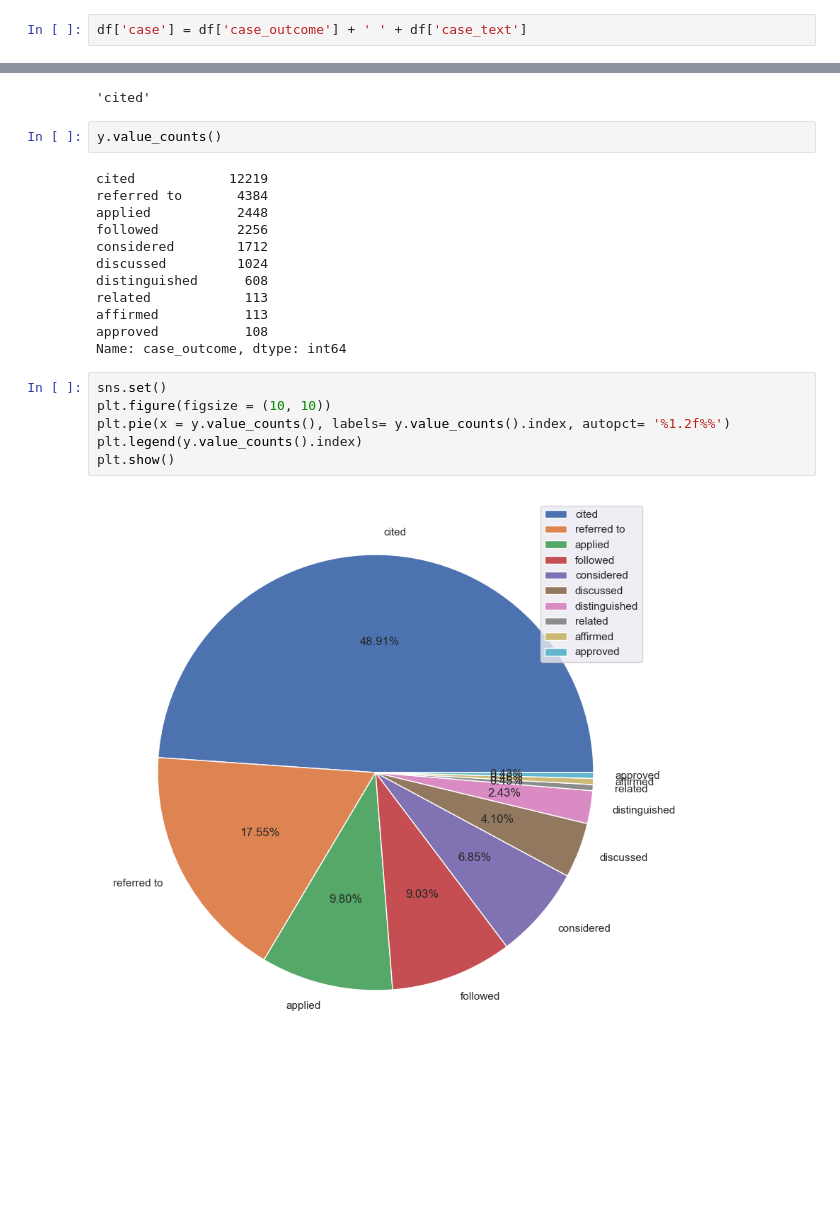
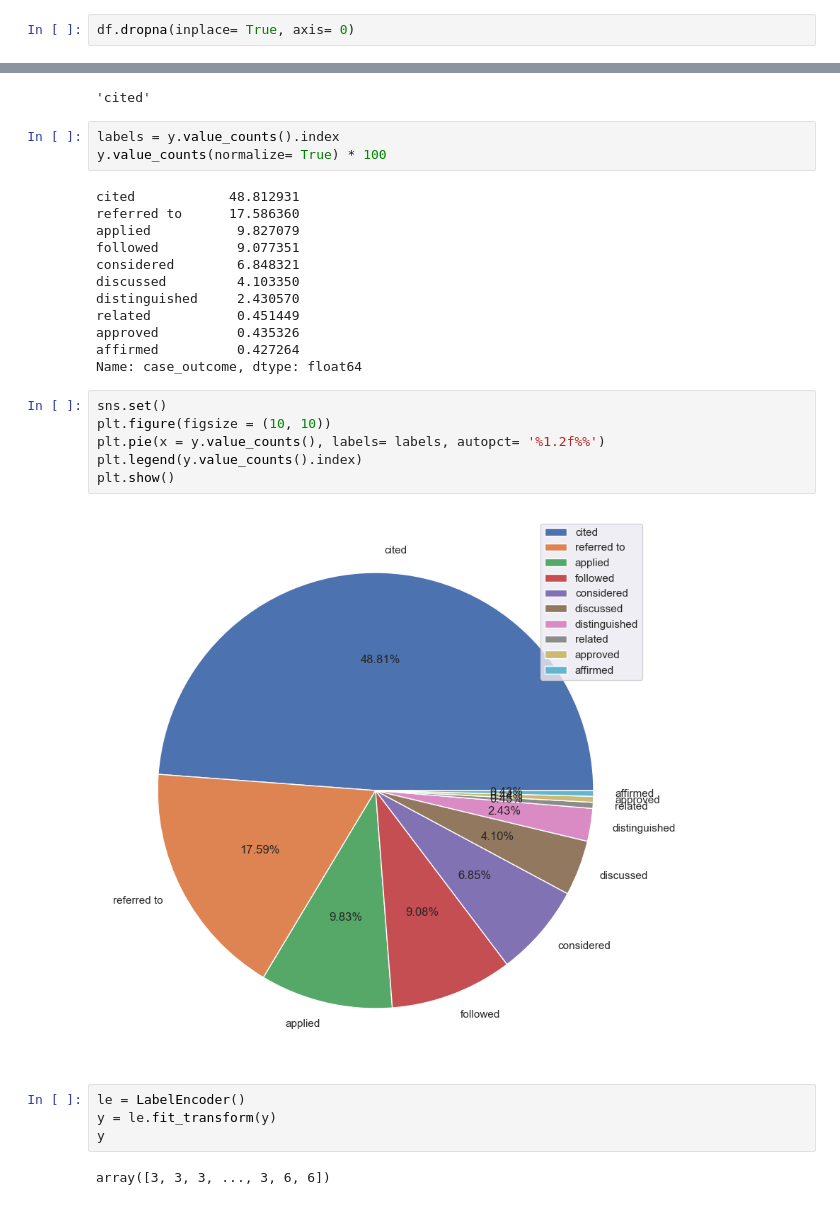
Before and after one commit to pinilDissanayaka/Legal-Text-Classification, a Jupyter notebook: Classification.ipynb, the cells around one changed output, grey strips where cells are left out. Saved outputs shown, nothing was run; the diff lists cells and outputs as text; blank space fills up the shorter version.

```diff
--- a/Classification.ipynb
+++ b/Classification.ipynb
@@ -63,7 +63,7 @@ case_title        0
 case_text       176
 dtype: int64
 # %%
-df['case'] = df['case_outcome'] + ' ' + df['case_text']
+df.dropna(inplace= True, axis= 0)
 # %%
 df.head()
 # %% [output]
@@ -85,24 +93,31 @@ y[0]
 # %% [output]
 'cited'
 # %%
-y.value_counts()
+labels = y.value_counts().index
+y.value_counts(normalize= True) * 100
 # %% [output]
-cited            12219
-referred to       4384
-applied           2448
-followed          2256
-considered        1712
-discussed         1024
-distinguished      608
-related            113
-affirmed           113
-approved           108
-Name: case_outcome, dtype: int64
+cited            48.812931
+referred to      17.586360
+applied           9.827079
+followed          9.077351
+considered        6.848321
+discussed         4.103350
+distinguished     2.430570
+related           0.451449
+approved          0.435326
+affirmed          0.427264
+Name: case_outcome, dtype: float64
 # %%
 sns.set()
 plt.figure(figsize = (10, 10))
-plt.pie(x = y.value_counts(), labels= y.value_counts().index, autopct= '%1.2f%%')
+plt.pie(x = y.value_counts(), labels= labels, autopct= '%1.2f%%')
 plt.legend(y.value_counts().index)
 plt.show()
 # %% [output]
-[figure, old version]
+[figure, new version]
+# %%
+le = LabelEncoder()
+y = le.fit_transform(y)
+y
+# %% [output]
+array([3, 3, 3, ..., 3, 6, 6])
```
Also changed, not shown: parts of 8 cells of this notebook.
